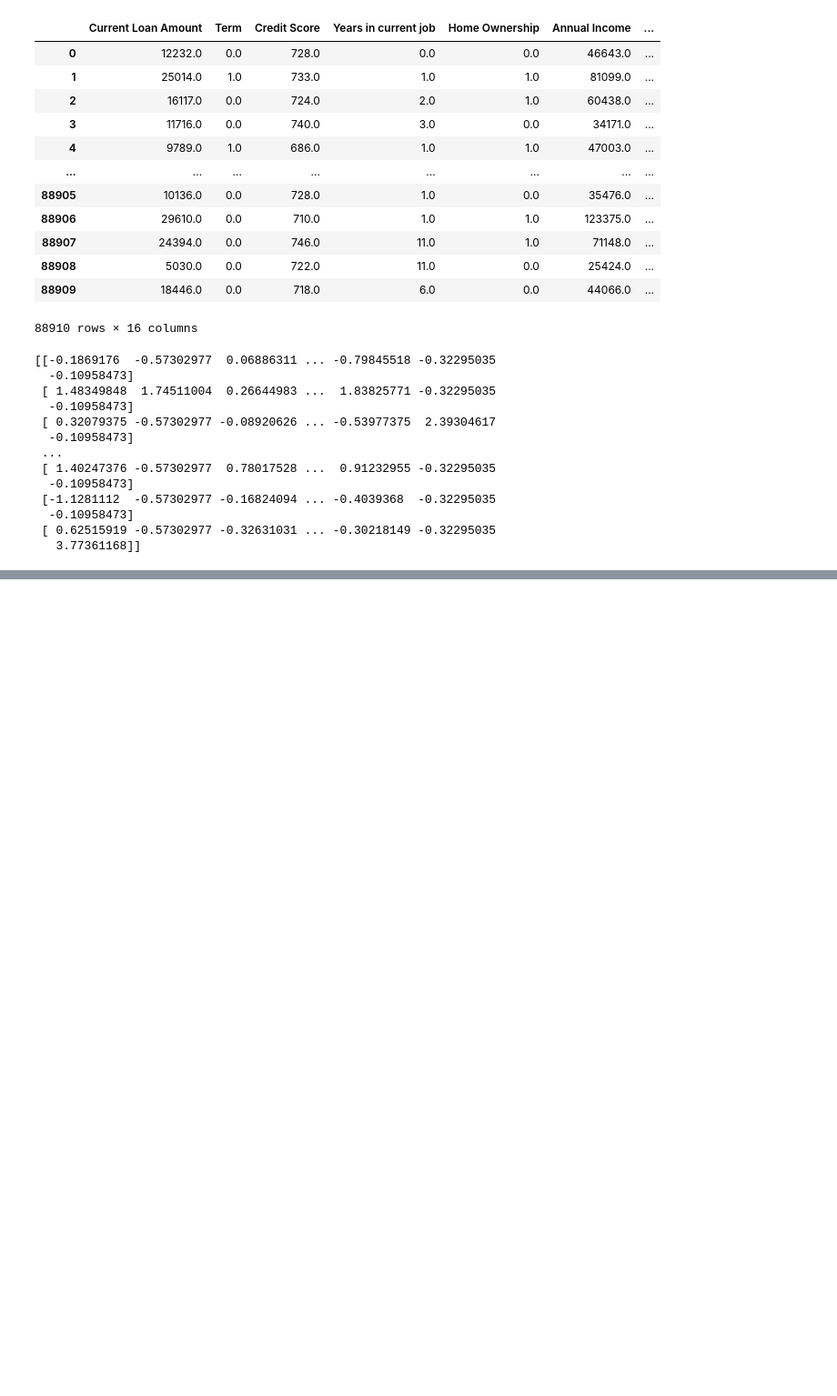
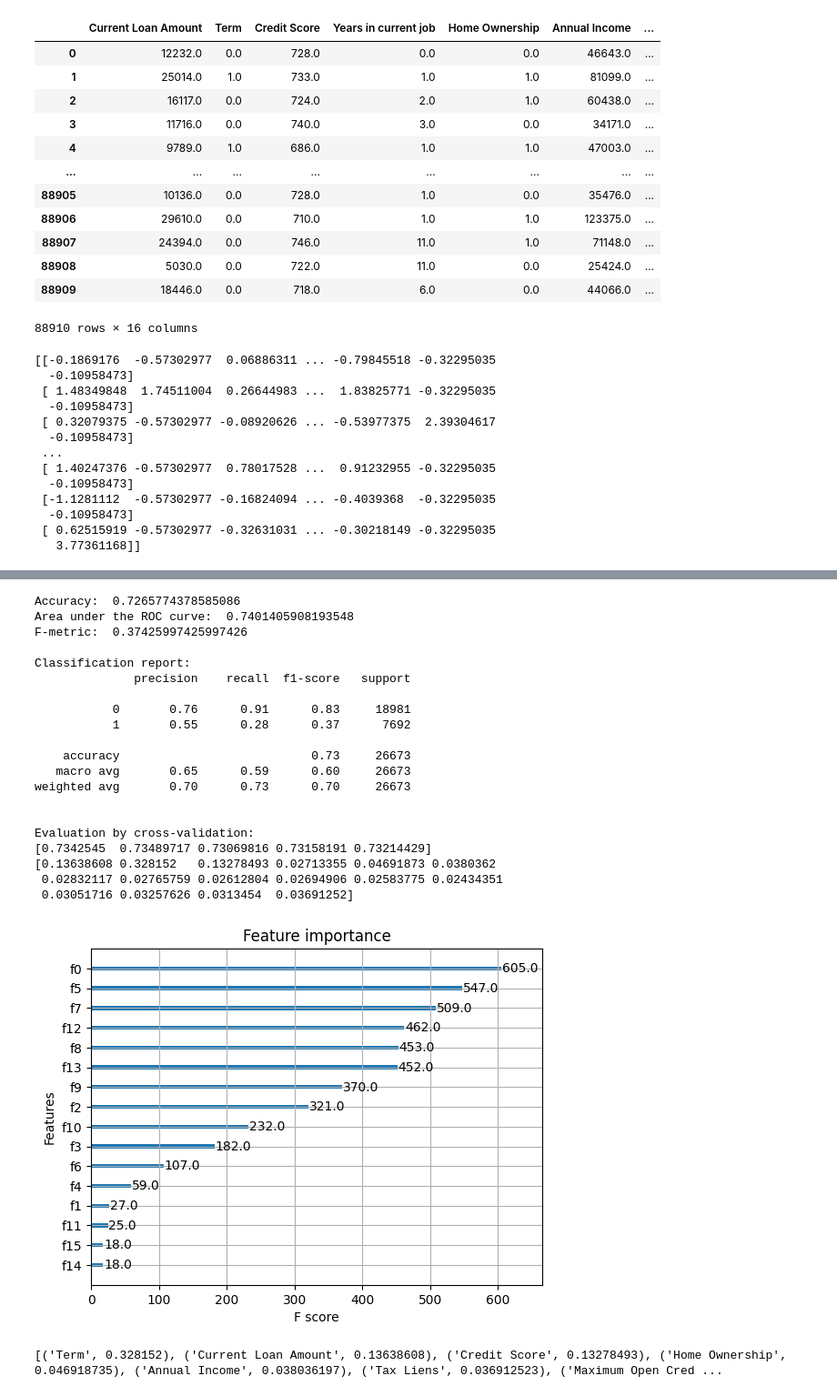
Before and after one commit to Sameer-ahmadd/End_to_End_Loan_approval_on_GCP, a Jupyter notebook: notebooks/03_Getting_our_training_data.ipynb, the cells around one changed output, grey strips where cells are left out. Shown at 91% size. Saved outputs shown, nothing was run; the diff lists cells and outputs as text; code cells hidden in the pictures; blank space fills up the shorter version.

Commit message:
train our models on the datatest

```diff
--- a/notebooks/03_Getting_our_training_data.ipynb
+++ b/notebooks/03_Getting_our_training_data.ipynb
@@ -79,3 +79,7 @@ print(X_scaled)
   -0.10958473]
  [ 0.62515919 -0.57302977 -0.32631031 ... -0.30218149 -0.32295035
    3.77361168]]
+# %%
+#train test split for our data
+from sklearn.model_selection import train_test_split
+X_train, X_test, y_train, y_test = train_test_split(X_scaled, y, test_size=0.3, random_state=22)
@@ -81,0 +113,21 @@ print(X_scaled)
+# %%
+
+def classify(est, x, y,X_test,y_test):
+    #Passing the model and train test dataset to fit the model
+    est.fit(x, y)
+    #Predicting the probabilities of the Tet data
+    y2 = est.predict_proba(X_test)
+    y1 = est.predict(X_test)
+
+    print("Accuracy: ", metrics.accuracy_score(y_test, y1))
+    print("Area under the ROC curve: ", metrics.roc_auc_score(y_test, y2[:, 1]))
+    #Calculate different metrics
+    print("F-metric: ", metrics.f1_score(y_test, y1))
+    print(" ")
+    print("Classification report:")
+    print(metrics.classification_report(y_test, y1))
+    print(" ")
+    print("Evaluation by cross-validation:")
+    print(cross_val_score(est, x, y))
+
+    return est, y1, y2[:, 1]
@@ -81,0 +155,29 @@ print(X_scaled)
+# %%
+#lets check important features with XGBoost features func
+xgb0, y_pred_b, y_pred2_b = classify(XGBClassifier(), X_train, y_train,X_test,y_test)
+print(xgb0.feature_importances_)
+plot_importance(xgb0)
+pyplot.show()
+#feat1 = feat_importance(xgb0)
+# %% [output]
+Accuracy:  0.7265774378585086
+Area under the ROC curve:  0.7401405908193548
+F-metric:  0.37425997425997426
+
+Classification report:
+              precision    recall  f1-score   support
+
+           0       0.76      0.91      0.83     18981
+           1       0.55      0.28      0.37      7692
+
+    accuracy                           0.73     26673
+   macro avg       0.65      0.59      0.60     26673
+weighted avg       0.70      0.73      0.70     26673
+
+
+Evaluation by cross-validation:
+[0.7342545  0.73489717 0.73069816 0.73158191 0.73214429]
+[0.13638608 0.328152   0.13278493 0.02713355 0.04691873 0.0380362
+ 0.02832117 0.02765759 0.02612804 0.02694906 0.02583775 0.02434351
+ 0.03051716 0.03257626 0.0313454  0.03691252]
+[figure, added]
@@ -81,0 +196,5 @@ print(X_scaled)
+# %%
+feat1 = feat_importance(xgb0)
+print(feat1)
+# %% [output]
+[('Term', 0.328152), ('Current Loan Amount', 0.13638608), ('Credit Score', 0.13278493), ('Home Ownership', 0.046918735), ('Annual Income', 0.038036197), ('Tax Liens', 0.036912523), ('Maximum Open Cred ...
```
Also changed, not shown: parts of 5 cells of this notebook, 2 other files.
